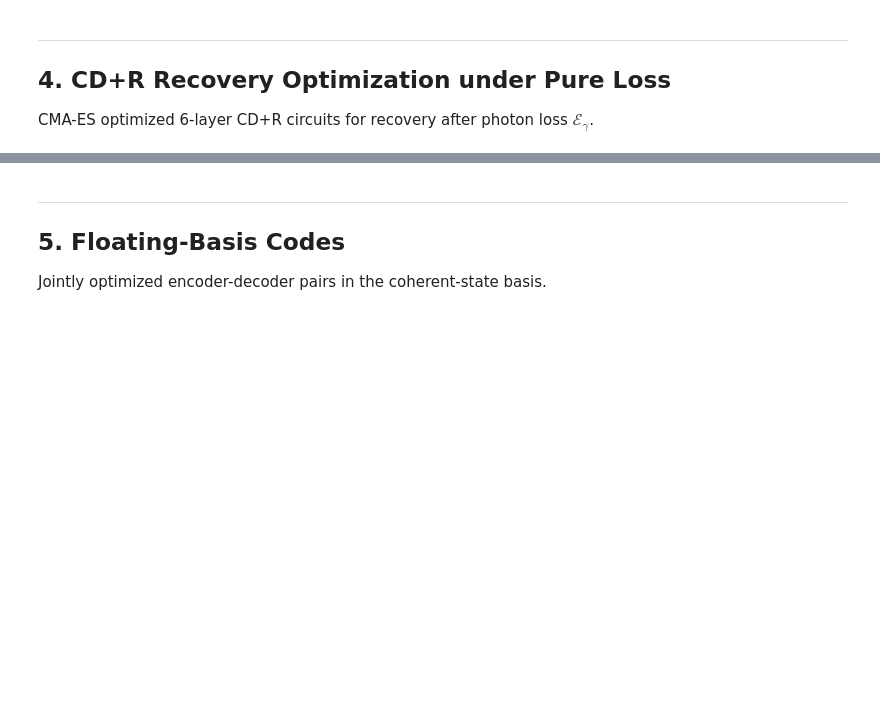
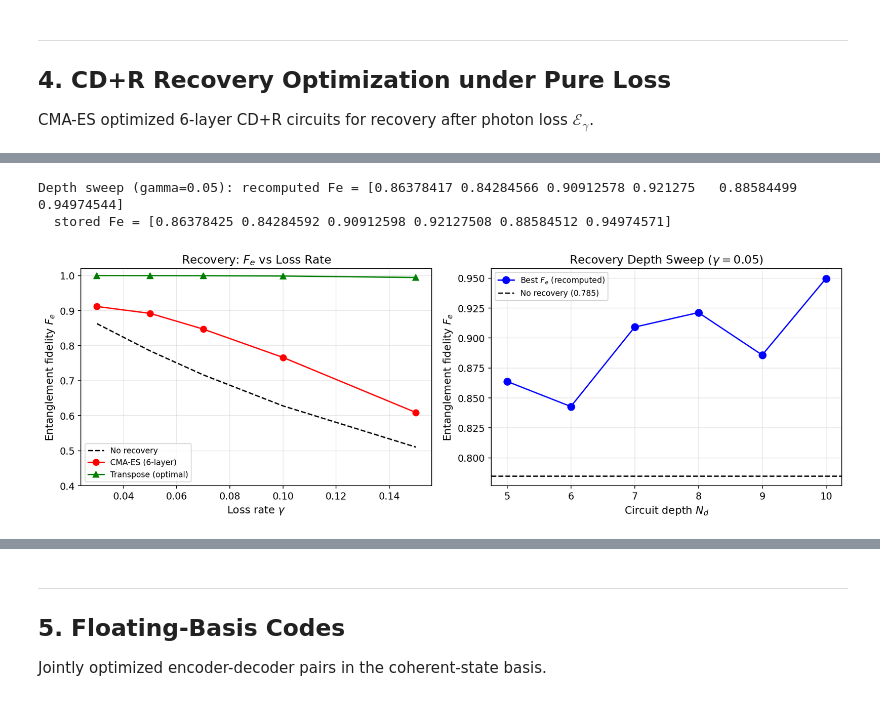
Before and after one commit to connorblake1/coherax, a Jupyter notebook: aggregated_results.ipynb, the cells around one changed output, grey strips where cells are left out. Saved outputs shown, nothing was run; the diff lists cells and outputs as text; code cells hidden in the pictures; blank space fills up the shorter version.

```diff
--- a/aggregated_results.ipynb
+++ b/aggregated_results.ipynb
@@ -498,7 +546,7 @@ print(f'  (10 layers each, 100 restarts with lr=0.01->0.001)')
 Using $\langle n|\beta\rangle = e^{-|\beta|^2/2} \beta^n / \sqrt{n!}$, we optimize CD+R circuits for $|2\rangle$ and $|4\rangle$.
 # %%
 # Load Fock preparation params and recompute fidelities
-fock = np.load(f'{BASE}/FiniteGKP/fock_preparation/results/fock_preparation.npz')
+fock = np.load(f'{DATA}/fock_preparation.npz')
 fock_depths = [4, 6, 8, 10]
 
 print('Fock State Preparation Results (recomputed from params)')
@@ -567,7 +631,7 @@ plt.show()
 CMA-ES optimized 6-layer CD+R circuits for recovery after photon loss $\mathcal{E}_\gamma$.
 # %%
 # Recompute recovery F_e from saved circuit params
-rec = np.load(f'{BASE}/FiniteGKP/results/cmaes_recovery_params.npz', allow_pickle=True)
+rec = np.load(f'{DATA}/cmaes_recovery_params.npz', allow_pickle=True)
 gammas_rec = rec['gammas']
 Delta_rec = float(rec['Delta'])
 N_trunc_rec = int(rec['N_trunc'])
@@ -629,6 +708,6 @@ print(f'  Fe_transpose (stored): {rec["Fe_transpose"]}')
 # %%
 # Recovery plots — recompute depth sweep from saved params
-ext = np.load(f'{BASE}/FiniteGKP/results/extended_depth_sweep.npz', allow_pickle=True)
+ext = np.load(f'{DATA}/extended_depth_sweep.npz', allow_pickle=True)
 gamma_ext = float(ext['gamma'])
 depths_ext = ext['depths']
 
@@ -649,33 +728,37 @@ print(f'Depth sweep (gamma={gamma_ext}): recomputed Fe = {Fe_ext}')
 print(f'  stored Fe = {ext["Fe_best"]}')
 
 fig, axes = plt.subplots(1, 2, figsize=(13, 4.5))
 
 # Left: F_e vs gamma (recovery) — uses recomputed arrays from cell 11
 ax = axes[0]
 ax.plot(gammas_rec, Fe_none, 'k--', label='No recovery', linewidth=1.5)
 ax.plot(gammas_rec, Fe_cmaes, 'ro-', label='CMA-ES (6-layer)', markersize=7)
 ax.plot(gammas_rec, Fe_transpose, 'g^-', label='Transpose (optimal)', markersize=7)
 ax.set_xlabel('Loss rate $\\gamma$')
 ax.set_ylabel('Entanglement fidelity $F_e$')
 ax.set_title('Recovery: $F_e$ vs Loss Rate')
 ax.legend()
 ax.grid(True, alpha=0.3)
 ax.set_ylim([0.4, 1.02])
 
 # Right: depth sweep — recomputed
 ax = axes[1]
 ax.plot(depths_ext, Fe_ext, 'bo-', markersize=8, label='Best $F_e$ (recomputed)')
 ax.axhline(Fe_none_ext, color='k', ls='--', label=f'No recovery ({Fe_none_ext:.3f})')
 ax.set_xlabel('Circuit depth $N_d$')
 ax.set_ylabel('Entanglement fidelity $F_e$')
 ax.set_title(f'Recovery Depth Sweep ($\\gamma = {gamma_ext}$)')
 ax.legend()
 ax.grid(True, alpha=0.3)
 ax.set_xticks(depths_ext)
 
 plt.tight_layout()
-plt.savefig(f'{BASE}/FiniteGKP/fock_preparation/math/fig_aggregated_recovery.pdf',
+plt.savefig(f'{FIGS}/fig_aggregated_recovery.pdf',
             bbox_inches='tight', dpi=150)
 plt.show()
+# %% [output]
+Depth sweep (gamma=0.05): recomputed Fe = [0.86378417 0.84284566 0.90912578 0.921275   0.88584499 0.94974544]
+  stored Fe = [0.86378425 0.84284592 0.90912598 0.92127508 0.88584512 0.94974571]
+[figure, added]
 # %%
 # Multi-round recovery — recomputed via density matrix iteration
```
Also changed, not shown: parts of 16 cells of this notebook, 36 other files.
